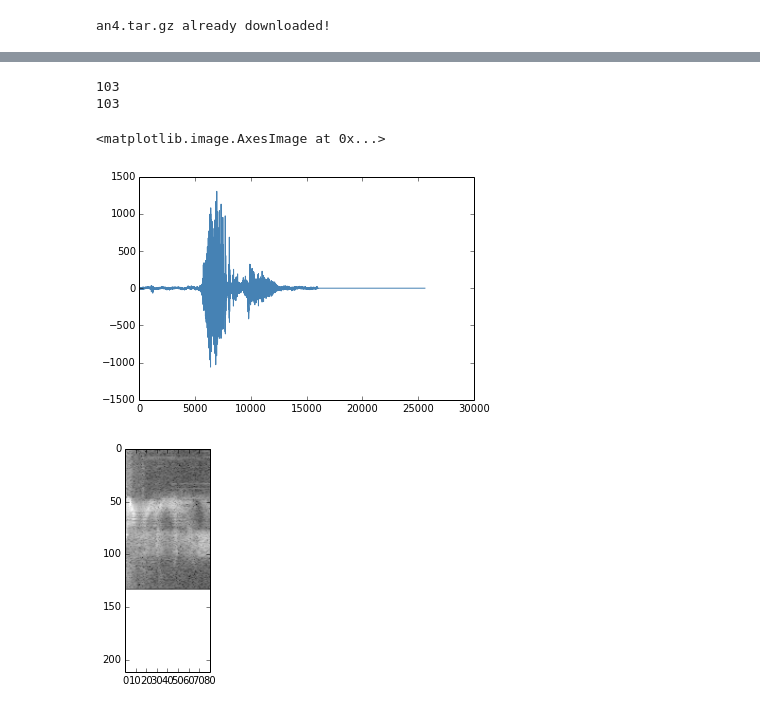
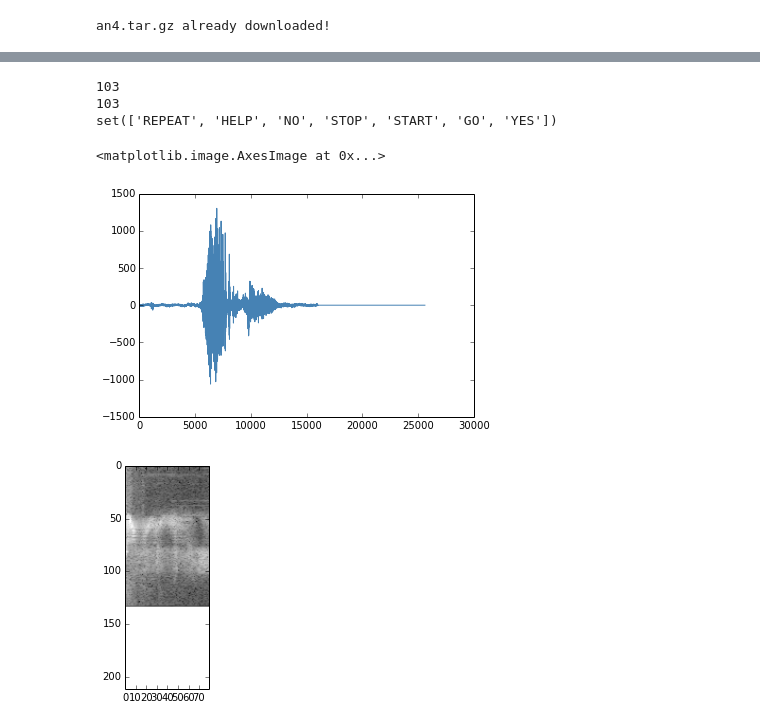
Before and after one commit to kastnerkyle/kastnerkyle.github.io-pelican, a Jupyter notebook: content/downloads/notebooks/ml_speech_recognition_hmm.ipynb, the cells around one changed output, grey strips where cells are left out. Drawn from its saved outputs; the diff is of its cells as text; code cells hidden in the pictures.

```diff
--- a/content/downloads/notebooks/ml_speech_recognition_hmm.ipynb
+++ b/content/downloads/notebooks/ml_speech_recognition_hmm.ipynb
@@ -46,9 +44,11 @@ data = data[:, :maxsize]
 #Each sample file is one row in data, and has one entry in labels
 print data.shape[0]
 print len(labels)
+print set(labels)
 # %% [output]
 103
 103
+set(['REPEAT', 'HELP', 'NO', 'STOP', 'START', 'GO', 'YES'])
 # %%
 import scipy, numpy as np
 
@@ -57,14 +57,14 @@ def stft(x, fftsize=160, overlap_pct=.25):
     hop = int(fftsize * (1 - overlap_pct))
     w = scipy.hanning(fftsize + 1)[:-1]
     raw = np.array([np.fft.rfft(w * x[i:i + fftsize]) for i in range(0, len(x) - fftsize, hop)])
-    return raw
+    return raw[:, :fftsize/2]
 # %%
 import matplotlib.pyplot as plt
 plt.plot(data[0, :], color='steelblue')
-plt.figure()print transcriptions
+plt.figure()
 
 plt.imshow(np.log(np.abs(stft(data[0, :]))), cmap='gray')
 # %% [output]
 <matplotlib.image.AxesImage at 0x...>
 [figure]
-[figure, old version]
+[figure, new version]
```
Also changed, not shown: parts of 9 cells of this notebook, 3 other files.
